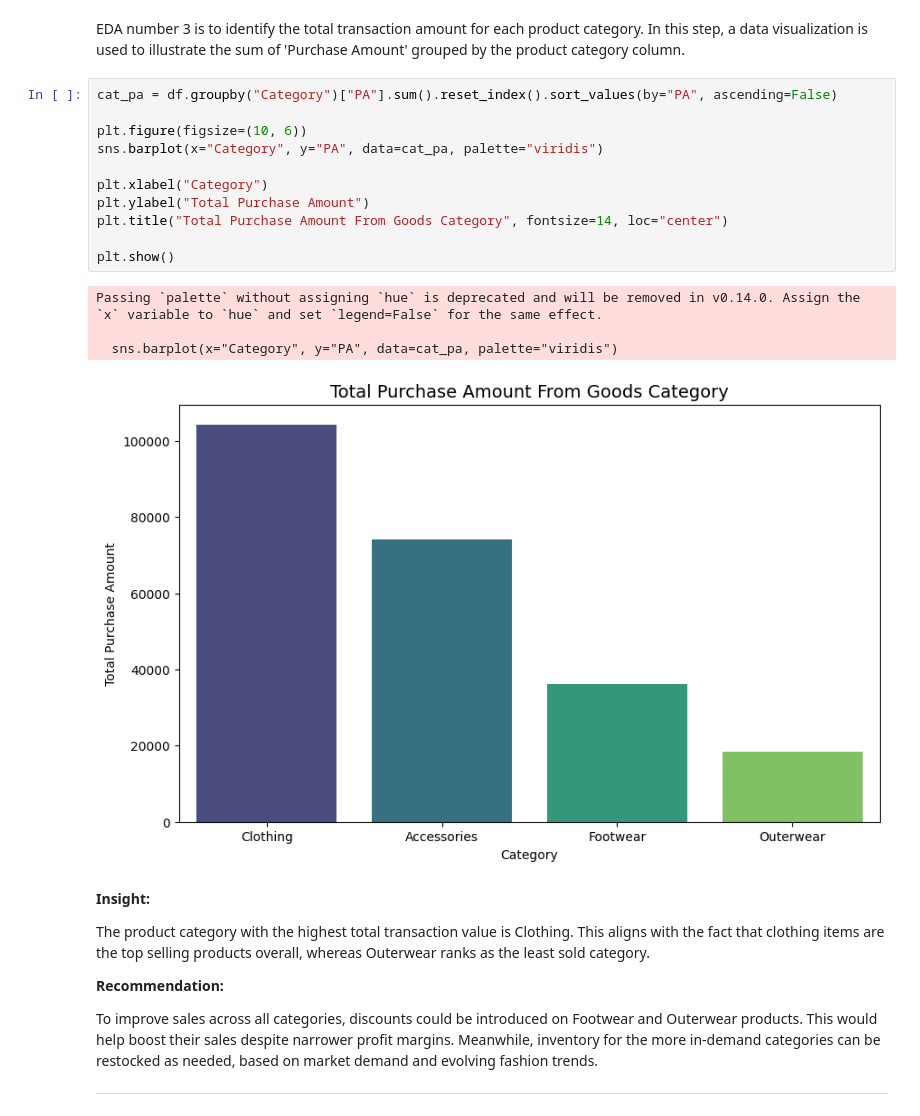
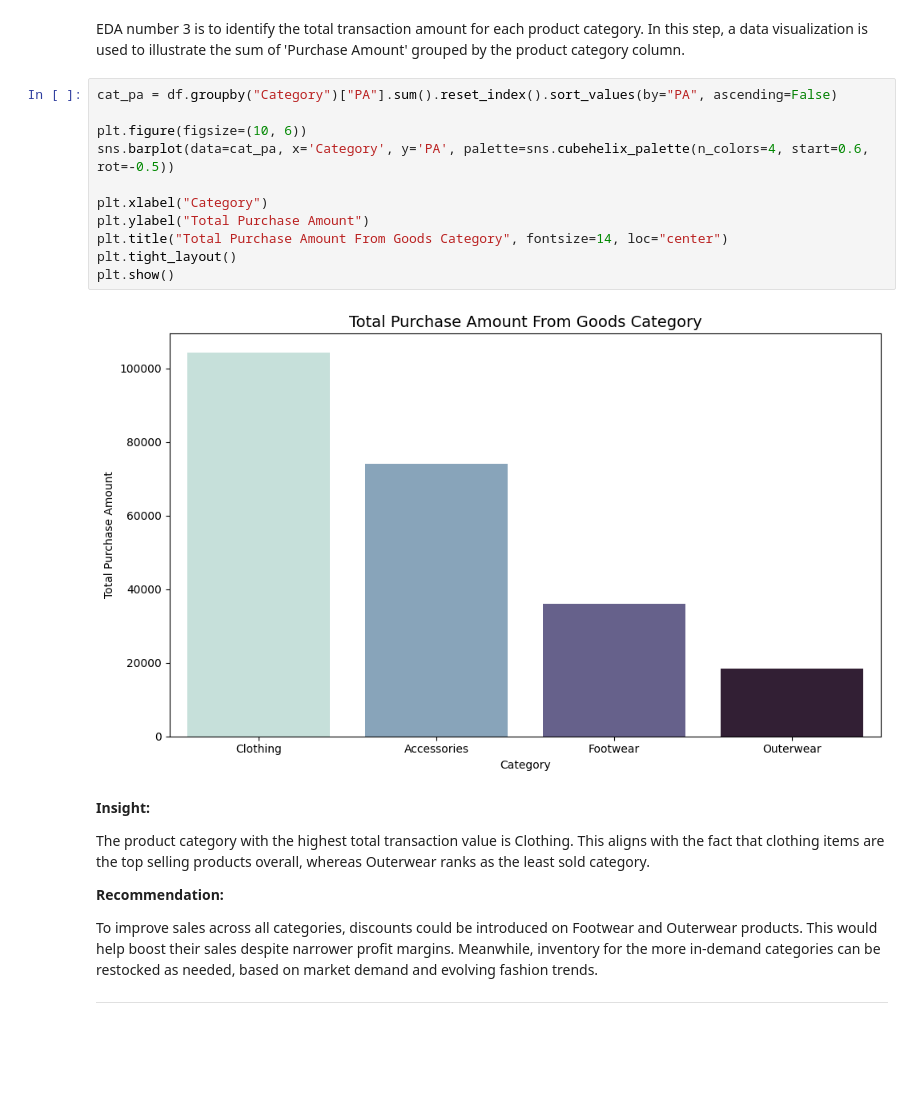
Before and after one commit to yonathanggraiwan/Sales_Trend_Analysis_in_E_Commerce, a Jupyter notebook: Sales Trend Analysis in E-Commerce_Yonathan_Anggraiwan(English).ipynb, the cells around one changed output. Saved outputs shown, nothing was run; the diff lists cells and outputs as text; blank space fills up the shorter version.

```diff
--- a/Sales Trend Analysis in E-Commerce_Yonathan_Anggraiwan(English).ipynb
+++ b/Sales Trend Analysis in E-Commerce_Yonathan_Anggraiwan(English).ipynb
@@ -363,19 +363,16 @@ EDA number 3 is to identify the total transaction amount for each product catego
 # %%
 cat_pa = df.groupby("Category")["PA"].sum().reset_index().sort_values(by="PA", ascending=False)
 
 plt.figure(figsize=(10, 6))
-sns.barplot(x="Category", y="PA", data=cat_pa, palette="viridis")
+sns.barplot(data=cat_pa, x='Category', y='PA', palette=sns.cubehelix_palette(n_colors=4, start=0.6, rot=-0.5))
 
 plt.xlabel("Category")
 plt.ylabel("Total Purchase Amount")
 plt.title("Total Purchase Amount From Goods Category", fontsize=14, loc="center")
-
+plt.tight_layout()
 plt.show()
 # %% [output]
-Passing `palette` without assigning `hue` is deprecated and will be removed in v0.14.0. Assign the `x` variable to `hue` and set `legend=False` for the same effect.
-
-  sns.barplot(x="Category", y="PA", data=cat_pa, palette="viridis")
-[figure, old version]
+[figure, new version]
 # %% [markdown]
 **Insight:**
 
```
Also changed, not shown: parts of 4 cells of this notebook.
